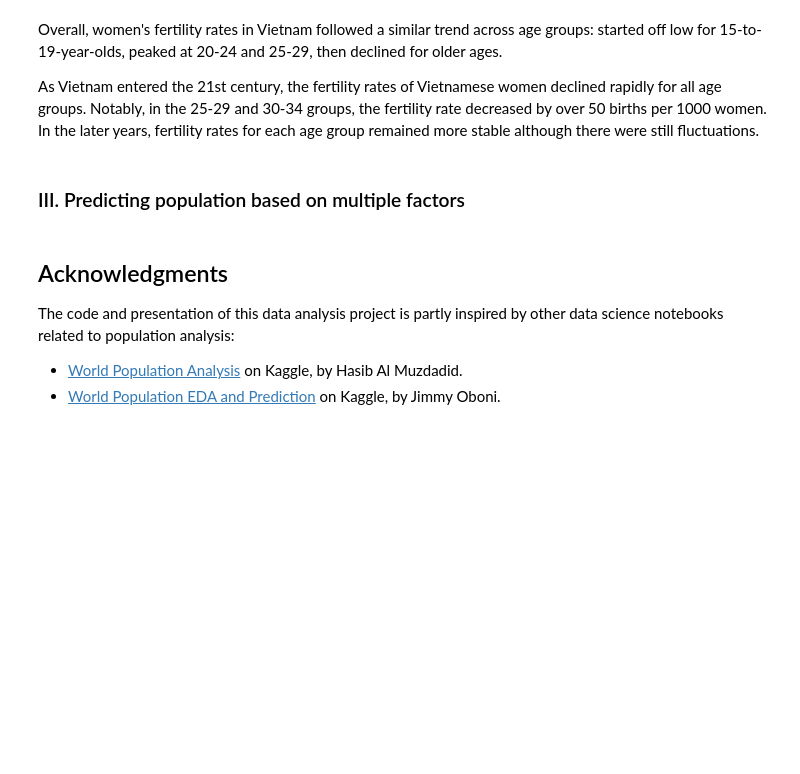
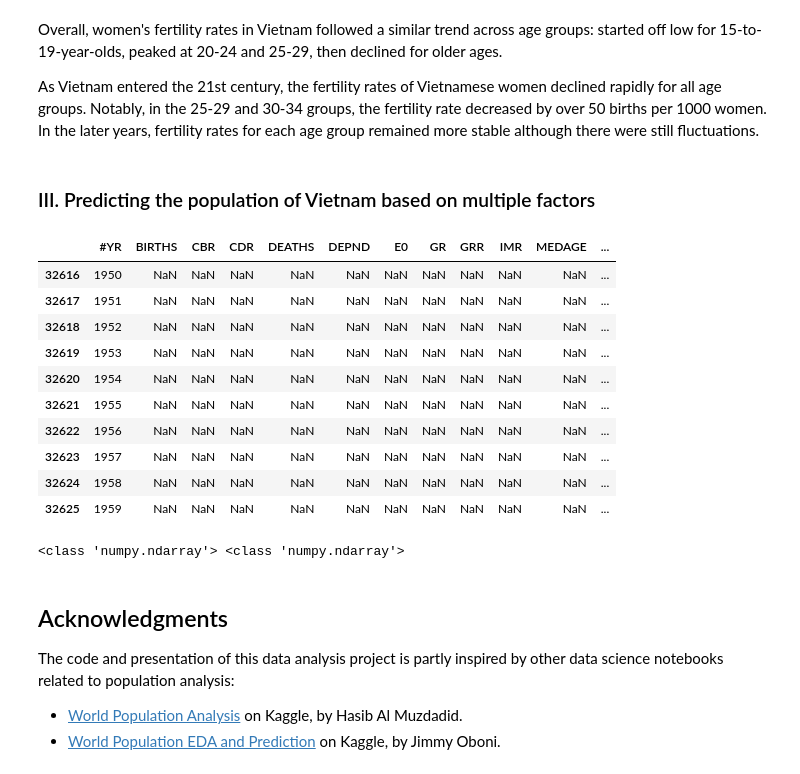
Before and after one commit to thaianle/international-database, a Jupyter notebook: idb5yr-python.ipynb, the cells around one changed output. Cells and saved outputs as stored; diff of their text form; code cells hidden in the pictures; blank space fills up the shorter version.

```diff
--- a/idb5yr-python.ipynb
+++ b/idb5yr-python.ipynb
@@ -264,3 +264,7 @@ Length: 115, dtype: int64
 idb5yr_imputing.shape
 # %% [output]
 (34277, 115)
+# %%
+# Describe the numerical columns
+pd.set_option('display.max_columns', None)
+idb5yr_imputing.describe()
@@ -747,6 +761,6 @@ Overall, women's fertility rates in Vietnam followed a similar trend across age
 
 As Vietnam entered the 21st century, the fertility rates of Vietnamese women declined rapidly for all age groups. Notably, in the 25-29 and 30-34 groups, the fertility rate decreased by over 50 births per 1000 women. In the later years, fertility rates for each age group remained more stable although there were still fluctuations.
 # %% [markdown]
-### III. Predicting population based on multiple factors
+### III. Predicting the population of Vietnam based on multiple factors
 # %%
 # Import the necessary machine learning libraries
@@ -754 +770,28 @@ from sklearn.model_selection import KFold, cross_val_score
 from sklearn.linear_model import LinearRegression, Ridge, Lasso, ElasticNet
+# %%
+# Filter for only observations for Vietnam from the past to 2020
+vn_imputing_temp = idb5yr_imputing[np.logical_and(idb5yr_imputing['GEO_ID'] == 'W140000WOVN', idb5yr_imputing['#YR'] <= 2020)]
+# Only keep the necessary columns (and no columns for any specific age group)
+vn_imputing = vn_imputing_temp[['#YR', 'BIRTHS', 'CBR', 'CDR', 'DEATHS', 'DEPND', 'E0', 'GR', 'GRR', 'IMR', 'MEDAGE', 'NATINCR', 'NIM', 'NMR', 'POP_DENS', 'RNI', 'SEXRATIO', 'SRB', 'TFR', 'POP']]
+vn_imputing.head(10)
+# %% [output]
+|  | #YR | BIRTHS | CBR | CDR | DEATHS | DEPND | E0 | GR | GRR | IMR | MEDAGE | ... |
+| 32616 | 1950 | NaN | NaN | NaN | NaN | NaN | NaN | NaN | NaN | NaN | NaN | ... |
+| 32617 | 1951 | NaN | NaN | NaN | NaN | NaN | NaN | NaN | NaN | NaN | NaN | ... |
+| 32618 | 1952 | NaN | NaN | NaN | NaN | NaN | NaN | NaN | NaN | NaN | NaN | ... |
+| 32619 | 1953 | NaN | NaN | NaN | NaN | NaN | NaN | NaN | NaN | NaN | NaN | ... |
+| 32620 | 1954 | NaN | NaN | NaN | NaN | NaN | NaN | NaN | NaN | NaN | NaN | ... |
+| 32621 | 1955 | NaN | NaN | NaN | NaN | NaN | NaN | NaN | NaN | NaN | NaN | ... |
+| 32622 | 1956 | NaN | NaN | NaN | NaN | NaN | NaN | NaN | NaN | NaN | NaN | ... |
+| 32623 | 1957 | NaN | NaN | NaN | NaN | NaN | NaN | NaN | NaN | NaN | NaN | ... |
+| 32624 | 1958 | NaN | NaN | NaN | NaN | NaN | NaN | NaN | NaN | NaN | NaN | ... |
+| 32625 | 1959 | NaN | NaN | NaN | NaN | NaN | NaN | NaN | NaN | NaN | NaN | ... |
+# %%
+# Split the dataset into feature and target arrays
+X = vn_imputing.drop('POP', axis = 1).values
+y = vn_imputing[['POP']].values
+
+# Verify that X and y are NumPy arrays
+print(type(X), type(y))
+# %% [output]
+<class 'numpy.ndarray'> <class 'numpy.ndarray'>
```
Also changed, not shown: parts of 7 cells of this notebook.
